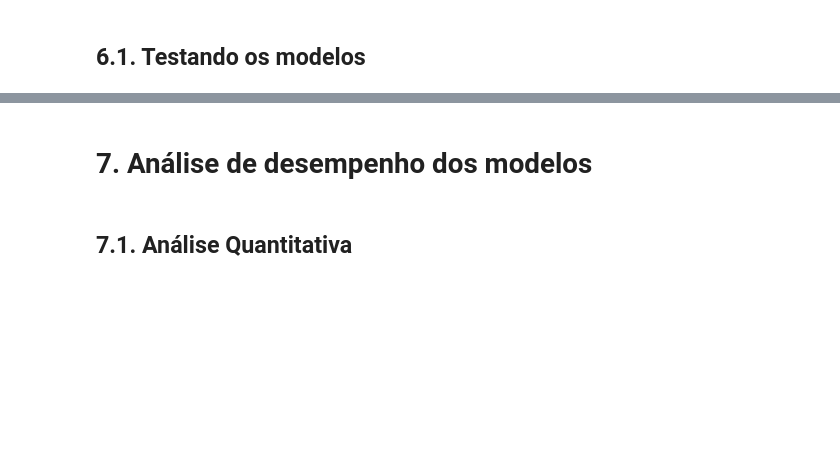
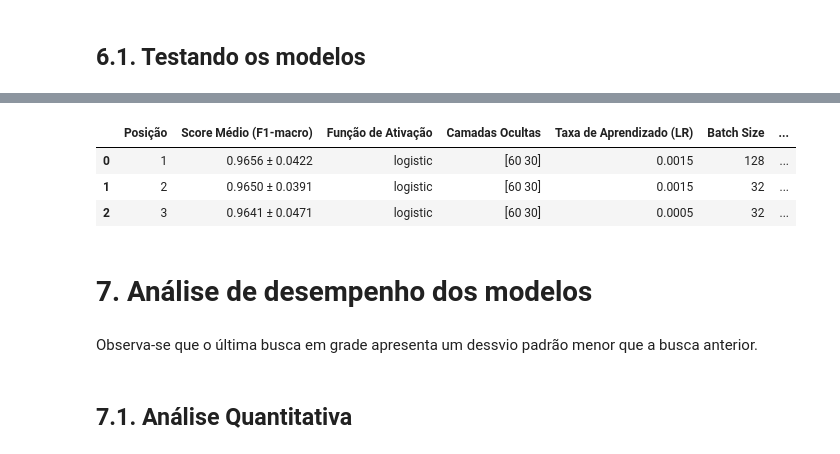
Before and after one commit to PedroYutaroUEA/RNA_PP3, a Jupyter notebook: obesity_estimate_sklearn.ipynb, the cells around one changed output, grey strips where cells are left out. Saved outputs shown, nothing was run; the diff lists cells and outputs as text; code cells hidden in the pictures; blank space fills up the shorter version.

```diff
--- a/obesity_estimate_sklearn.ipynb
+++ b/obesity_estimate_sklearn.ipynb
@@ -664,5 +815,18 @@ Tempo total de treinamento: 2596.72s
+# %%
+folder_name = 'pedro_top3_modelos_ft_2'
+path = f'./{folder_name}/top10_info.json'
+spots = 3
+top5_df = get_best_models_df(path, spots)
+top5_df
+# %% [output]
+|  | Posição | Score Médio (F1-macro) | Função de Ativação | Camadas Ocultas | Taxa de Aprendizado (LR) | Batch Size | ... |
+| 0 | 1 | 0.9656 ± 0.0422 | logistic | [60 30] | 0.0015 | 128 | ... |
+| 1 | 2 | 0.9650 ± 0.0391 | logistic | [60 30] | 0.0015 | 32 | ... |
+| 2 | 3 | 0.9641 ± 0.0471 | logistic | [60 30] | 0.0005 | 32 | ... |
 # %% [markdown]
 # 7. Análise de desempenho dos modelos
+# %% [markdown]
+Observa-se que o última busca em grade apresenta um dessvio padrão menor que a busca anterior.
 # %% [markdown]
 ## 7.1. Análise Quantitativa
 # %% [markdown]
```
Also changed, not shown: parts of 14 cells of this notebook, 15 other files.
